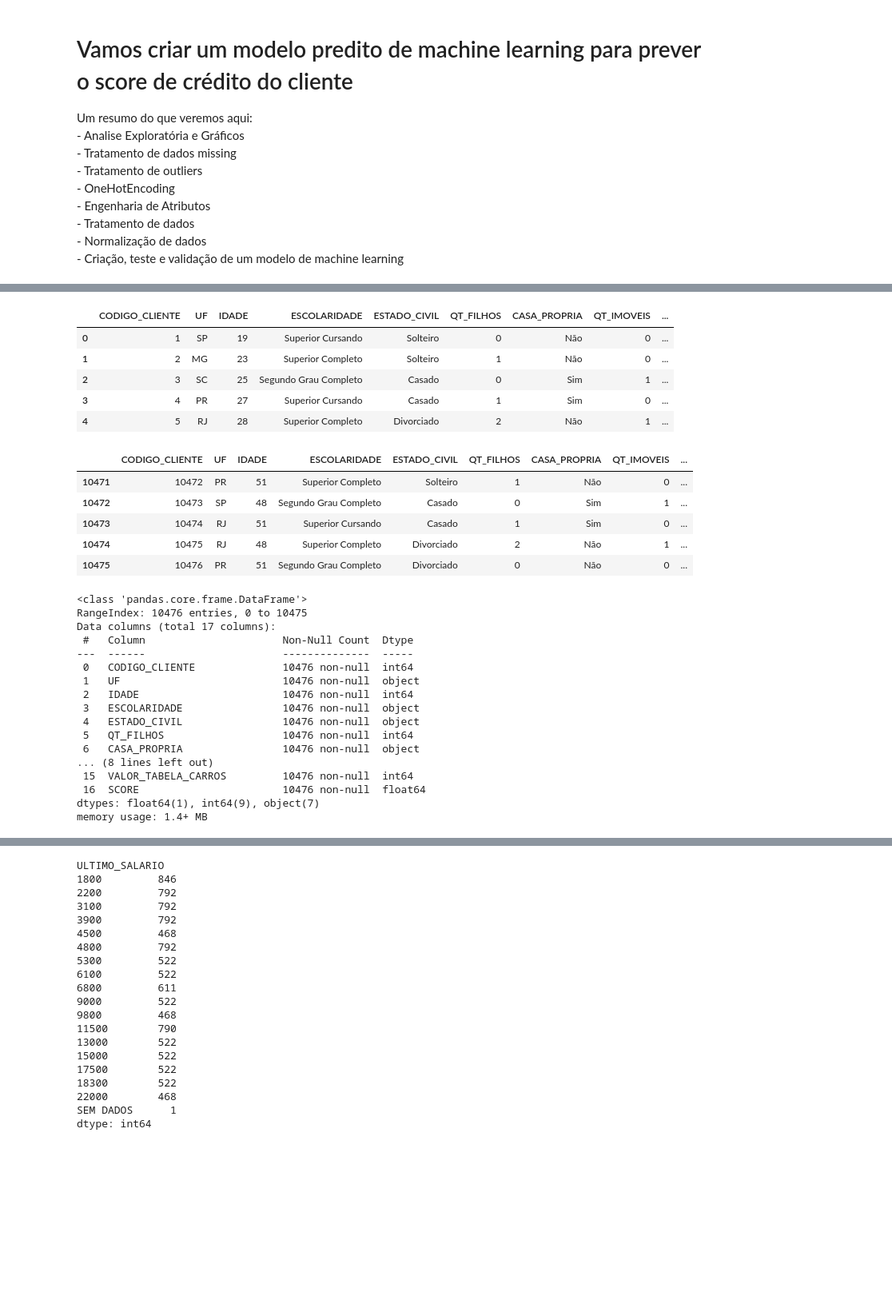
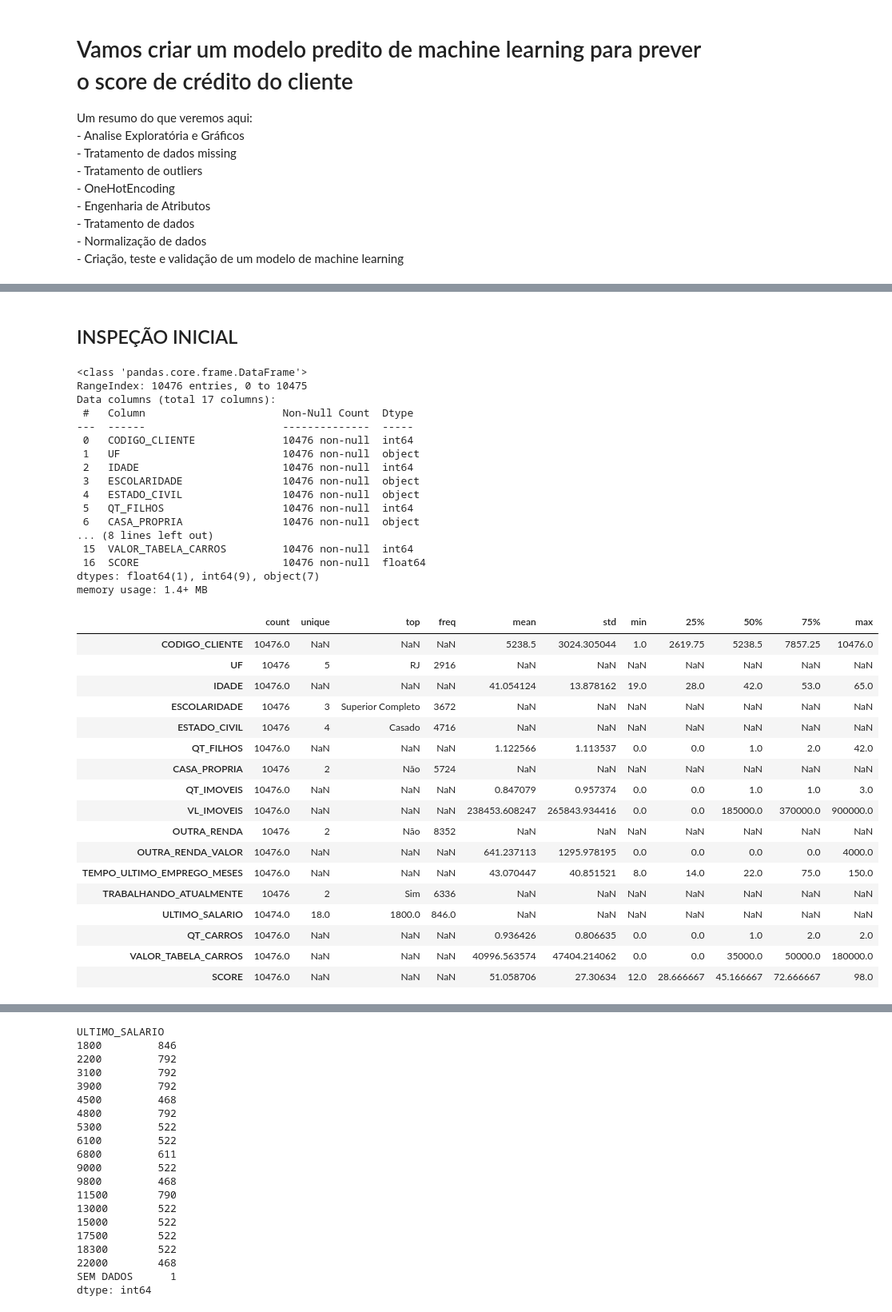
Before and after one commit to davidogral/pipeline-analise-credito, a Jupyter notebook: Projeto_final_analise_credito/ScoreCredito.ipynb, the cells around one changed output, grey strips where cells are left out. Shown at 80% size. Drawn from its saved outputs; the diff is of its cells as text; code cells hidden in the pictures; blank space fills up the shorter version.

```diff
--- a/Projeto_final_analise_credito/ScoreCredito.ipynb
+++ b/Projeto_final_analise_credito/ScoreCredito.ipynb
@@ -31,38 +39,0 @@ df.shape
-# %%
-df.head()
-# %% [output]
-|  | CODIGO_CLIENTE | UF | IDADE | ESCOLARIDADE | ESTADO_CIVIL | QT_FILHOS | CASA_PROPRIA | QT_IMOVEIS | ... |
-| 0 | 1 | SP | 19 | Superior Cursando | Solteiro | 0 | Não | 0 | ... |
-| 1 | 2 | MG | 23 | Superior Completo | Solteiro | 1 | Não | 0 | ... |
-| 2 | 3 | SC | 25 | Segundo Grau Completo | Casado | 0 | Sim | 1 | ... |
-| 3 | 4 | PR | 27 | Superior Cursando | Casado | 1 | Sim | 0 | ... |
-| 4 | 5 | RJ | 28 | Superior Completo | Divorciado | 2 | Não | 1 | ... |
-# %%
-df.tail()
-# %% [output]
-|  | CODIGO_CLIENTE | UF | IDADE | ESCOLARIDADE | ESTADO_CIVIL | QT_FILHOS | CASA_PROPRIA | QT_IMOVEIS | ... |
-| 10471 | 10472 | PR | 51 | Superior Completo | Solteiro | 1 | Não | 0 | ... |
-| 10472 | 10473 | SP | 48 | Segundo Grau Completo | Casado | 0 | Sim | 1 | ... |
-| 10473 | 10474 | RJ | 51 | Superior Cursando | Casado | 1 | Sim | 0 | ... |
-| 10474 | 10475 | RJ | 48 | Superior Completo | Divorciado | 2 | Não | 1 | ... |
-| 10475 | 10476 | PR | 51 | Segundo Grau Completo | Divorciado | 0 | Não | 0 | ... |
-# %%
-df.info()
-# %% [output]
-<class 'pandas.core.frame.DataFrame'>
-RangeIndex: 10476 entries, 0 to 10475
-Data columns (total 17 columns):
- #   Column                      Non-Null Count  Dtype
----  ------                      --------------  -----
- 0   CODIGO_CLIENTE              10476 non-null  int64
- 1   UF                          10476 non-null  object
- 2   IDADE                       10476 non-null  int64
- 3   ESCOLARIDADE                10476 non-null  object
- 4   ESTADO_CIVIL                10476 non-null  object
- 5   QT_FILHOS                   10476 non-null  int64
- 6   CASA_PROPRIA                10476 non-null  object
-... (8 lines left out)
- 15  VALOR_TABELA_CARROS         10476 non-null  int64
- 16  SCORE                       10476 non-null  float64
-dtypes: float64(1), int64(9), object(7)
-memory usage: 1.4+ MB
@@ -70,0 +40,41 @@ df.drop('CODIGO_CLIENTE', axis=1, inplace=True)
+# %% [markdown]
+## INSPEÇÃO INICIAL
+# %%
+df.info()
+df.describe(include='all').T
+# %% [output]
+<class 'pandas.core.frame.DataFrame'>
+RangeIndex: 10476 entries, 0 to 10475
+Data columns (total 17 columns):
+ #   Column                      Non-Null Count  Dtype
+---  ------                      --------------  -----
+ 0   CODIGO_CLIENTE              10476 non-null  int64
+ 1   UF                          10476 non-null  object
+ 2   IDADE                       10476 non-null  int64
+ 3   ESCOLARIDADE                10476 non-null  object
+ 4   ESTADO_CIVIL                10476 non-null  object
+ 5   QT_FILHOS                   10476 non-null  int64
+ 6   CASA_PROPRIA                10476 non-null  object
+... (8 lines left out)
+ 15  VALOR_TABELA_CARROS         10476 non-null  int64
+ 16  SCORE                       10476 non-null  float64
+dtypes: float64(1), int64(9), object(7)
+memory usage: 1.4+ MB
+|  | count | unique | top | freq | mean | std | min | 25% | 50% | 75% | max |
+| CODIGO_CLIENTE | 10476.0 | NaN | NaN | NaN | 5238.5 | 3024.305044 | 1.0 | 2619.75 | 5238.5 | 7857.25 | 10476.0 |
+| UF | 10476 | 5 | RJ | 2916 | NaN | NaN | NaN | NaN | NaN | NaN | NaN |
+| IDADE | 10476.0 | NaN | NaN | NaN | 41.054124 | 13.878162 | 19.0 | 28.0 | 42.0 | 53.0 | 65.0 |
+| ESCOLARIDADE | 10476 | 3 | Superior Completo | 3672 | NaN | NaN | NaN | NaN | NaN | NaN | NaN |
+| ESTADO_CIVIL | 10476 | 4 | Casado | 4716 | NaN | NaN | NaN | NaN | NaN | NaN | NaN |
+| QT_FILHOS | 10476.0 | NaN | NaN | NaN | 1.122566 | 1.113537 | 0.0 | 0.0 | 1.0 | 2.0 | 42.0 |
+| CASA_PROPRIA | 10476 | 2 | Não | 5724 | NaN | NaN | NaN | NaN | NaN | NaN | NaN |
+| QT_IMOVEIS | 10476.0 | NaN | NaN | NaN | 0.847079 | 0.957374 | 0.0 | 0.0 | 1.0 | 1.0 | 3.0 |
+| VL_IMOVEIS | 10476.0 | NaN | NaN | NaN | 238453.608247 | 265843.934416 | 0.0 | 0.0 | 185000.0 | 370000.0 | 900000.0 |
+| OUTRA_RENDA | 10476 | 2 | Não | 8352 | NaN | NaN | NaN | NaN | NaN | NaN | NaN |
+| OUTRA_RENDA_VALOR | 10476.0 | NaN | NaN | NaN | 641.237113 | 1295.978195 | 0.0 | 0.0 | 0.0 | 0.0 | 4000.0 |
+| TEMPO_ULTIMO_EMPREGO_MESES | 10476.0 | NaN | NaN | NaN | 43.070447 | 40.851521 | 8.0 | 14.0 | 22.0 | 75.0 | 150.0 |
+| TRABALHANDO_ATUALMENTE | 10476 | 2 | Sim | 6336 | NaN | NaN | NaN | NaN | NaN | NaN | NaN |
+| ULTIMO_SALARIO | 10474.0 | 18.0 | 1800.0 | 846.0 | NaN | NaN | NaN | NaN | NaN | NaN | NaN |
+| QT_CARROS | 10476.0 | NaN | NaN | NaN | 0.936426 | 0.806635 | 0.0 | 0.0 | 1.0 | 2.0 | 2.0 |
+| VALOR_TABELA_CARROS | 10476.0 | NaN | NaN | NaN | 40996.563574 | 47404.214062 | 0.0 | 0.0 | 35000.0 | 50000.0 | 180000.0 |
+| SCORE | 10476.0 | NaN | NaN | NaN | 51.058706 | 27.30634 | 12.0 | 28.666667 | 45.166667 | 72.666667 | 98.0 |
```
Also changed, not shown: parts of 50 cells of this notebook.
